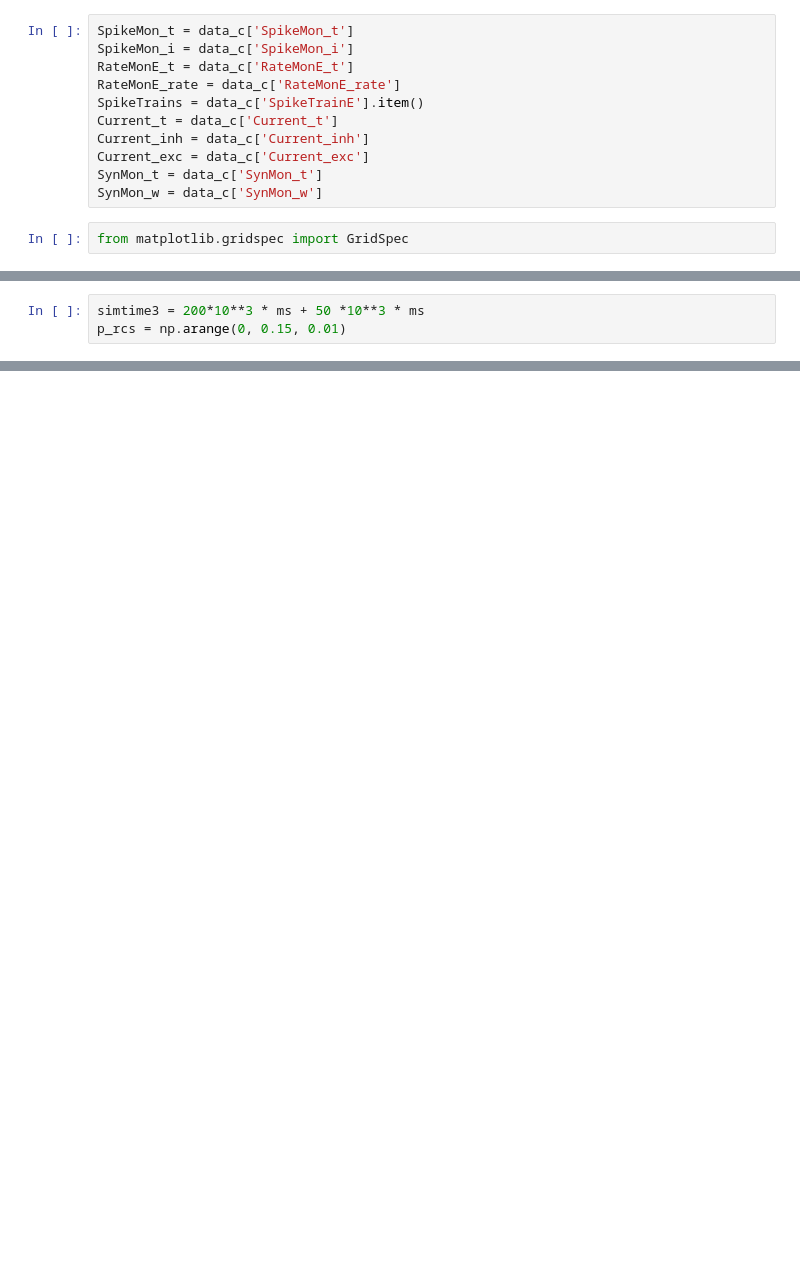
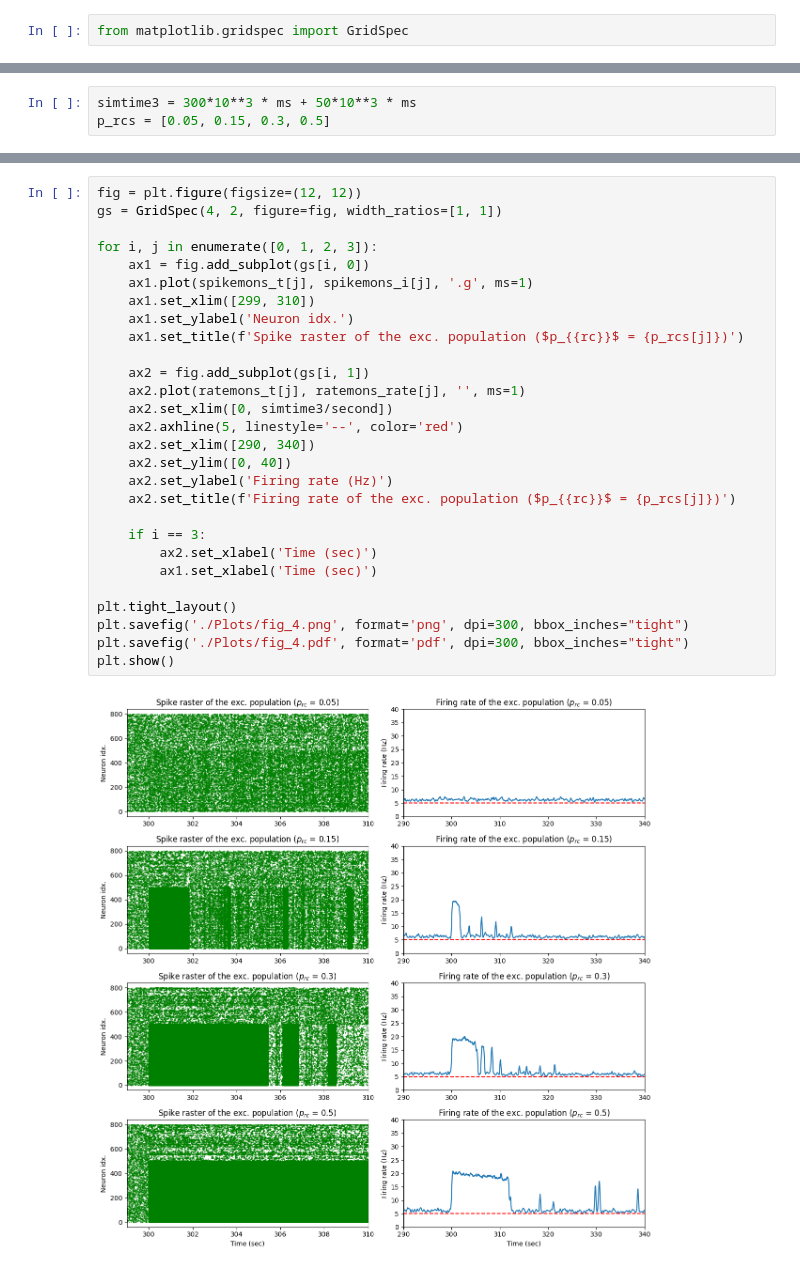
Before and after one commit to m-buschmann/balancing_networks, a Jupyter notebook: analysis_c.ipynb, the cells around one changed output, grey strips where cells are left out. Saved outputs shown, nothing was run; the diff lists cells and outputs as text; blank space fills up the shorter version.

```diff
--- a/analysis_c.ipynb
+++ b/analysis_c.ipynb
@@ -15,13 +8,2 @@ data_c = np.load('analysis_c.npz', allow_pickle=True)
-# %%
-SpikeMon_t = data_c['SpikeMon_t']
-SpikeMon_i = data_c['SpikeMon_i']
-RateMonE_t = data_c['RateMonE_t']
-RateMonE_rate = data_c['RateMonE_rate']
-SpikeTrains = data_c['SpikeTrainE'].item()
-Current_t = data_c['Current_t']
-Current_inh = data_c['Current_inh']
-Current_exc = data_c['Current_exc']
-SynMon_t = data_c['SynMon_t']
-SynMon_w = data_c['SynMon_w']
 # %%
 from matplotlib.gridspec import GridSpec
@@ -57,4 +10,4 @@ plt.show()
 # %%
-simtime3 = 200*10**3 * ms + 50 *10**3 * ms
-p_rcs = np.arange(0, 0.15, 0.01)
+simtime3 = 300*10**3 * ms + 50*10**3 * ms
+p_rcs = [0.05, 0.15, 0.3, 0.5]
 # %%
@@ -114,0 +55,30 @@ for i, p_rc in enumerate(p_rcs):
+# %%
+fig = plt.figure(figsize=(12, 12))
+gs = GridSpec(4, 2, figure=fig, width_ratios=[1, 1])
+
+for i, j in enumerate([0, 1, 2, 3]):
+    ax1 = fig.add_subplot(gs[i, 0])
+    ax1.plot(spikemons_t[j], spikemons_i[j], '.g', ms=1)
+    ax1.set_xlim([299, 310])
+    ax1.set_ylabel('Neuron idx.')
+    ax1.set_title(f'Spike raster of the exc. population ($p_{{rc}}$ = {p_rcs[j]})')
+
+    ax2 = fig.add_subplot(gs[i, 1])
+    ax2.plot(ratemons_t[j], ratemons_rate[j], '', ms=1)
+    ax2.set_xlim([0, simtime3/second])
+    ax2.axhline(5, linestyle='--', color='red')
+    ax2.set_xlim([290, 340])
+    ax2.set_ylim([0, 40])
+    ax2.set_ylabel('Firing rate (Hz)')
+    ax2.set_title(f'Firing rate of the exc. population ($p_{{rc}}$ = {p_rcs[j]})')
+
+    if i == 3:
+        ax2.set_xlabel('Time (sec)')
+        ax1.set_xlabel('Time (sec)')
+
+plt.tight_layout()
+plt.savefig('./Plots/fig_4.png', format='png', dpi=300, bbox_inches="tight")
+plt.savefig('./Plots/fig_4.pdf', format='pdf', dpi=300, bbox_inches="tight")
+plt.show()
+# %% [output]
+[figure, added]
```
Also changed, not shown: parts of 6 cells of this notebook, 4 other files.
